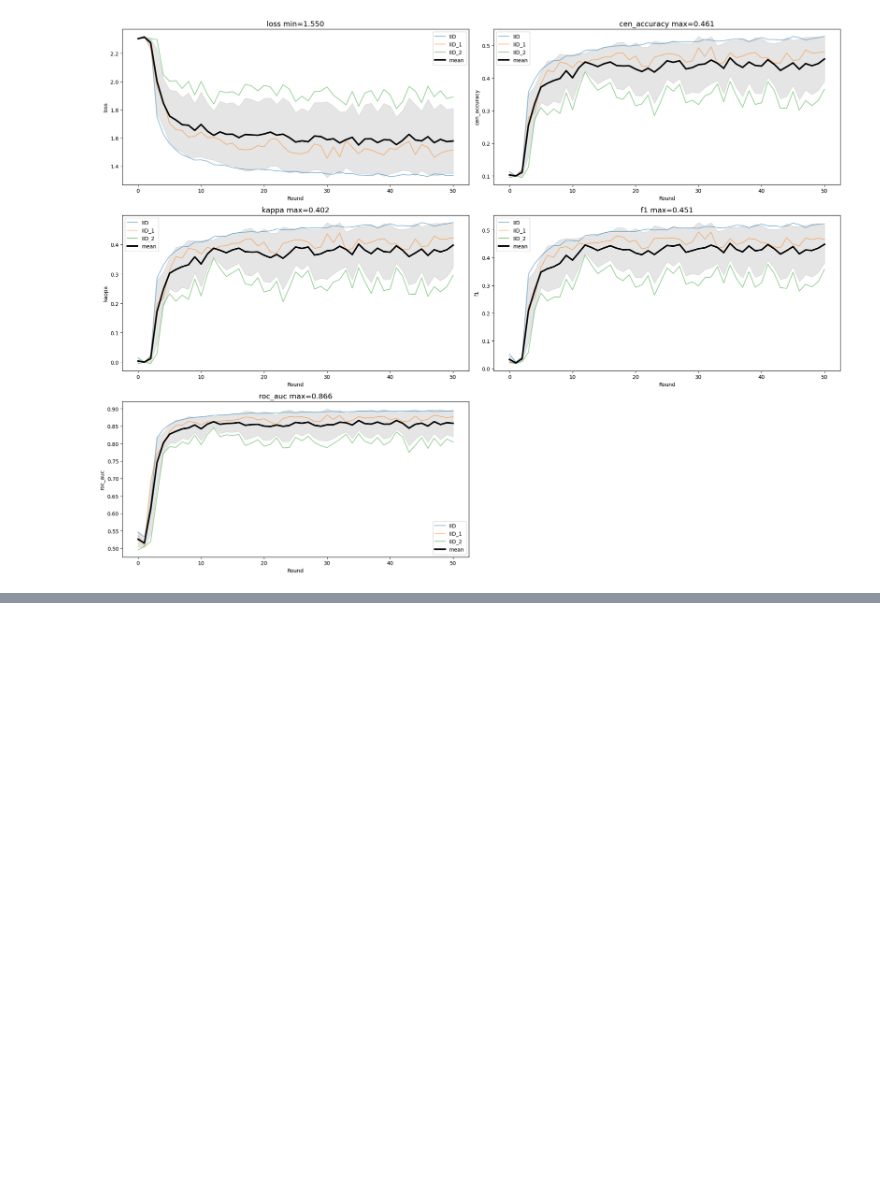
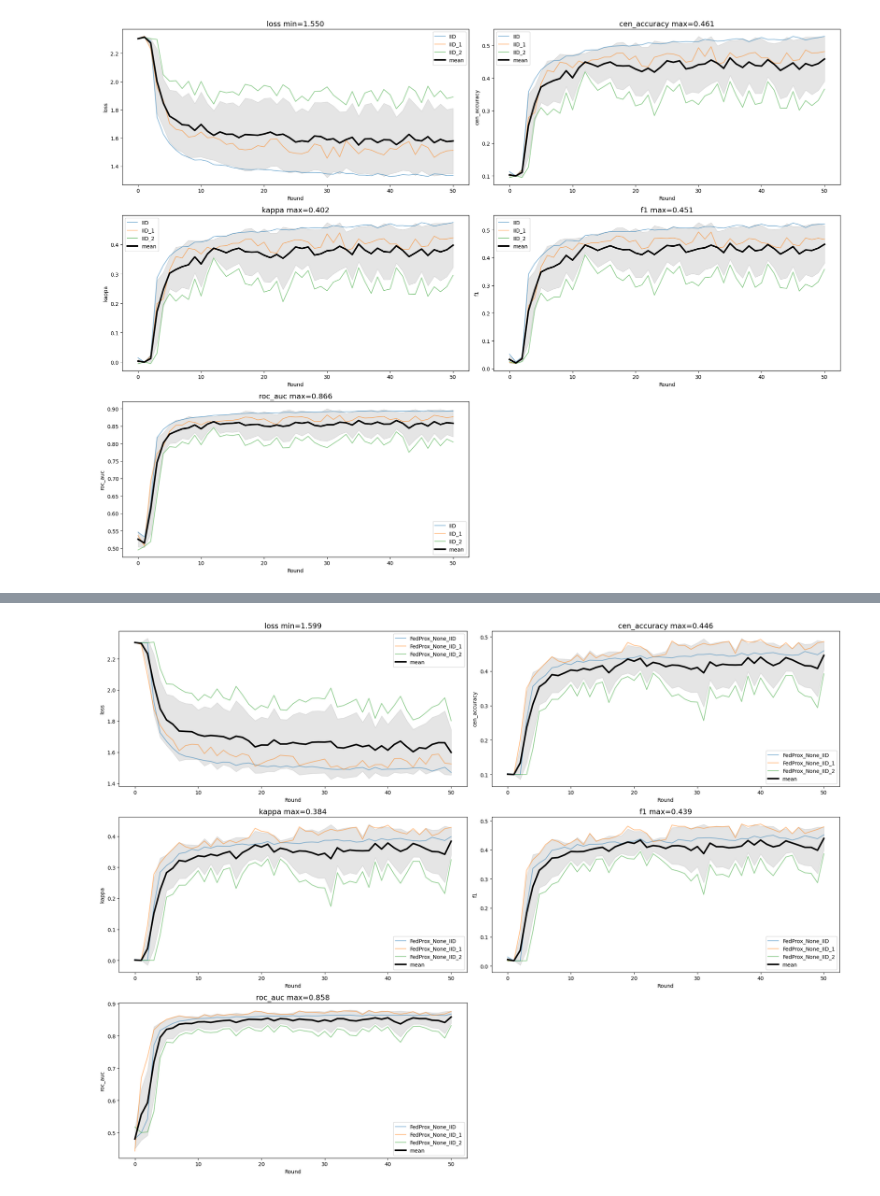
Before and after one commit to alhu22/Fedarated_learning, a Jupyter notebook: plots.ipynb, the cells around one changed output, grey strips where cells are left out. Saved outputs shown, nothing was run; the diff lists cells and outputs as text; code cells hidden in the pictures; blank space fills up the shorter version.

```diff
--- a/plots.ipynb
+++ b/plots.ipynb
@@ -193,0 +284,4 @@ FileNotFoundError: [Errno 2] No such file or directory: 'NoneIID.json'
+# %%
+plot(["FedProx_None_IID", "FedProx_None_IID_1", "FedProx_None_IID_2"])
+# %% [output]
+[figure, added]
```
Also changed, not shown: parts of 7 cells of this notebook.
